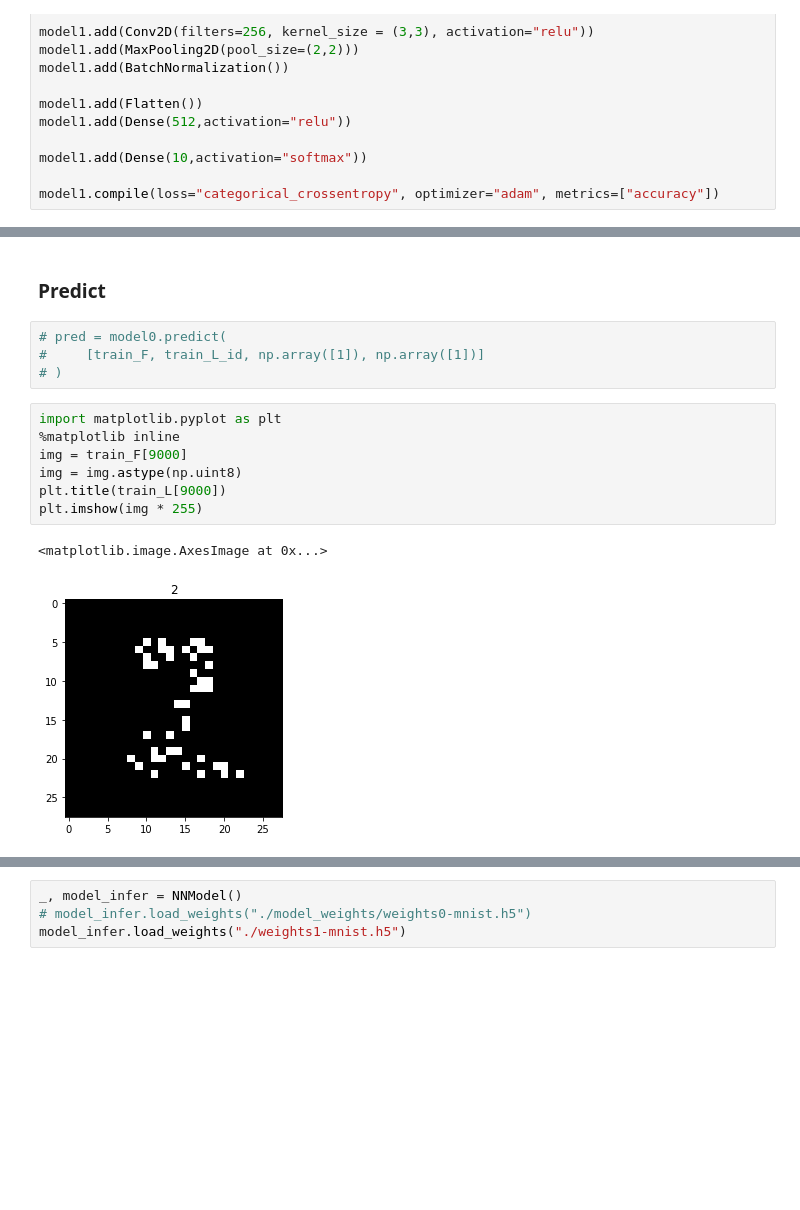
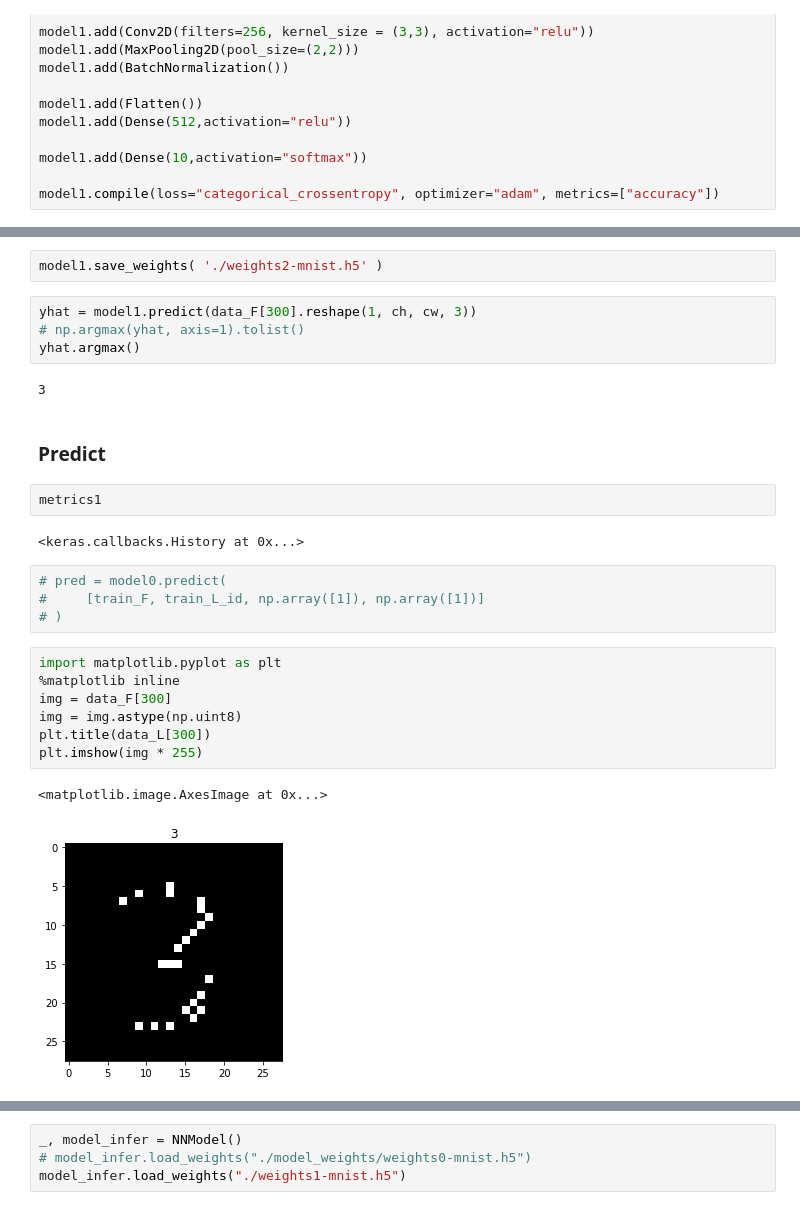
Before and after one commit to danyentezari/bn-ocr, a Jupyter notebook: keras_ocr_realvalues_bignumber_mnist.ipynb, the cells around one changed output, grey strips where cells are left out. Saved outputs shown, nothing was run; the diff lists cells and outputs as text; blank space fills up the shorter version.

```diff
--- a/keras_ocr_realvalues_bignumber_mnist.ipynb
+++ b/keras_ocr_realvalues_bignumber_mnist.ipynb
@@ -453,5 +469,17 @@ Epoch 1/100
+# %%
+model1.save_weights( './weights2-mnist.h5' )
+# %%
+yhat = model1.predict(data_F[300].reshape(1, ch, cw, 3))
+# np.argmax(yhat, axis=1).tolist()
+yhat.argmax()
+# %% [output]
+3
 # %% [markdown]
 ### Predict
+# %%
+metrics1
+# %% [output]
+<keras.callbacks.History at 0x...>
 # %%
 # pred = model0.predict(
 #     [train_F, train_L_id, np.array([1]), np.array([1])]
@@ -459,11 +487,11 @@ Epoch 1/100
 # %%
 import matplotlib.pyplot as plt
 %matplotlib inline
-img = train_F[9000]
+img = data_F[300]
 img = img.astype(np.uint8)
-plt.title(train_L[9000])
+plt.title(data_L[300])
 plt.imshow(img * 255)
 # %% [output]
 <matplotlib.image.AxesImage at 0x...>
-[figure, old version]
+[figure, new version]
 # %%
```
Also changed, not shown: parts of 9 cells of this notebook.
